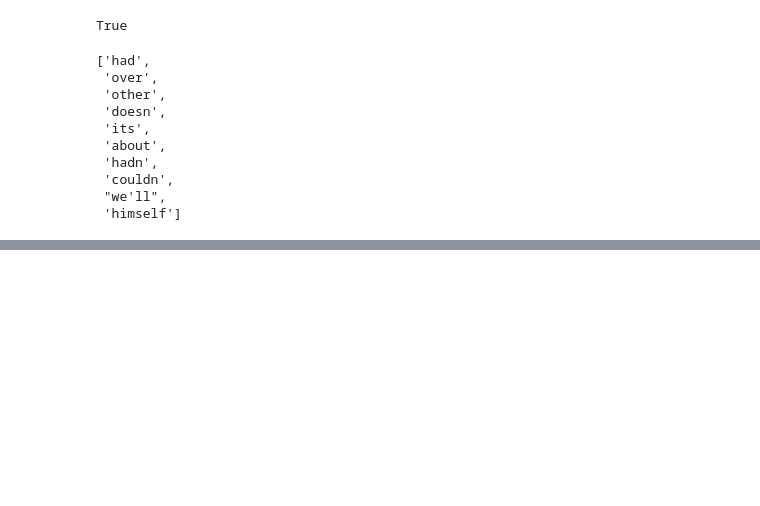
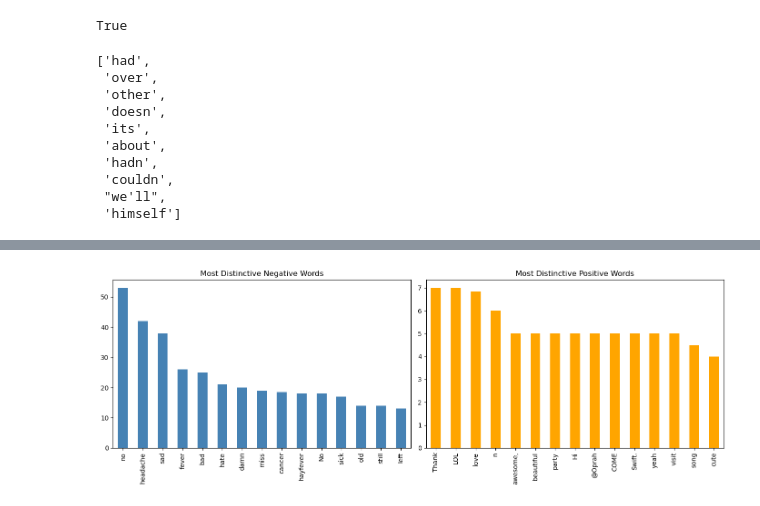
Before and after one commit to KCristopher/SentimentAnalysis, a Jupyter notebook: AnalyzeSentiment.ipynb, the cells around one changed output, grey strips where cells are left out. Drawn from its saved outputs; the diff is of its cells as text; code cells hidden in the pictures; blank space fills up the shorter version.

```diff
--- a/AnalyzeSentiment.ipynb
+++ b/AnalyzeSentiment.ipynb
@@ -246,0 +312,16 @@ custom_stop_words = [ sw for sw in stop_words if sw not in stop_words_keep ]
+# %%
+
+pos_counts = pd.Series(trainset_positive_no_stop).value_counts()
+neg_counts = pd.Series(trainset_negative_no_stop).value_counts()
+
+# combine into one dataframe
+df = pd.DataFrame({
+    "pos": pos_counts,
+    "neg": neg_counts
+}).fillna(0)
+
+# avoid division by zero
+df["pos_ratio"] = (df["pos"] + 1) / (df["neg"] + 1)
+df["neg_ratio"] = (df["neg"] + 1) / (df["pos"] + 1)
+
+df.sort_values(by = 'pos_ratio', ascending = False).head()
@@ -246,0 +356,18 @@ custom_stop_words = [ sw for sw in stop_words if sw not in stop_words_keep ]
+# %%
+# top distinctive words
+top_pos = df["pos_ratio"].sort_values(ascending=False).head(15)
+top_neg = df["neg_ratio"].sort_values(ascending=False).head(15)
+
+# plotting
+fig, axes = plt.subplots(1, 2, figsize=(14,5))
+
+top_neg.plot.bar(ax=axes[0], color="steelblue",
+                 title="Most Distinctive Negative Words")
+
+top_pos.plot.bar(ax=axes[1], color="orange",
+                 title="Most Distinctive Positive Words")
+
+plt.tight_layout()
+plt.show()
+# %% [output]
+[figure, added]
```
Also changed, not shown: parts of 13 cells of this notebook.
